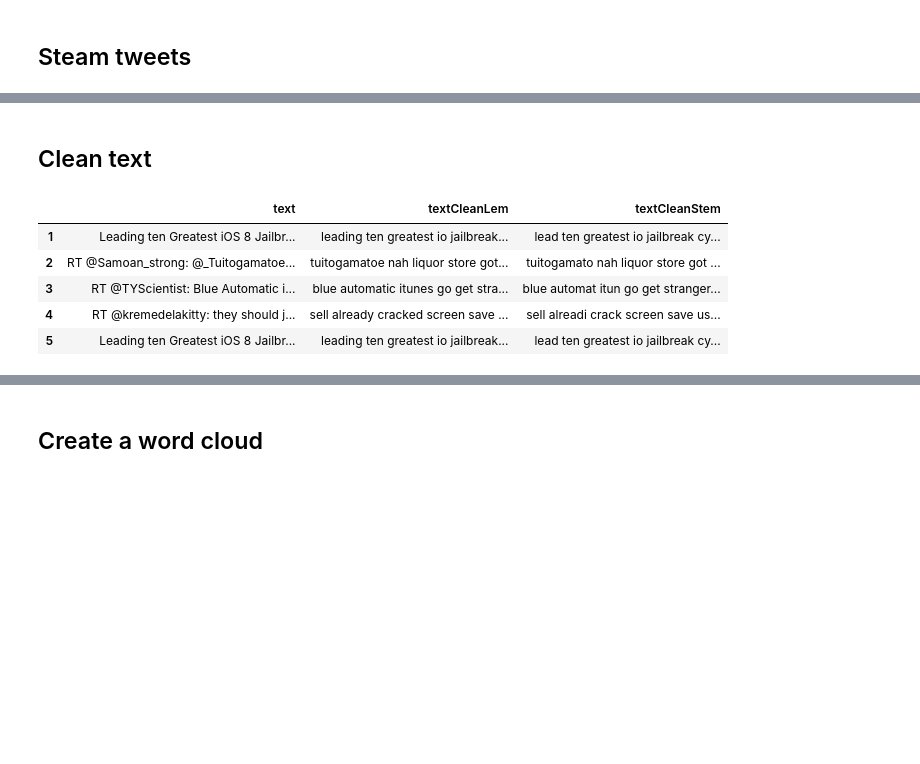
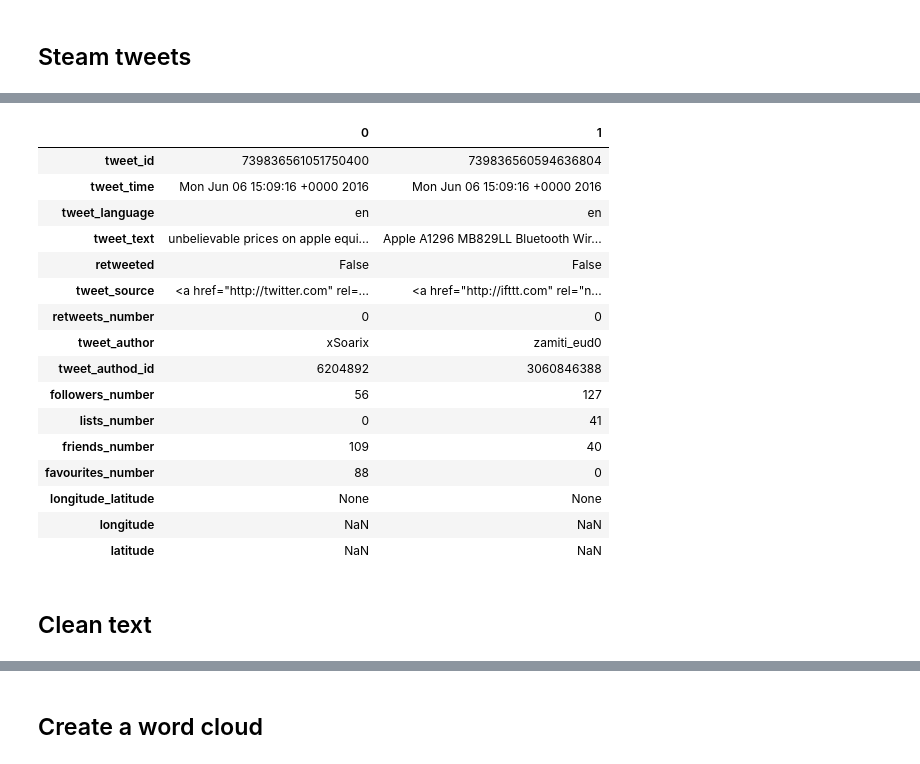
Before and after one commit to AndreyKarasev/Data_Science_Class, a Jupyter notebook: Twitter.ipynb, the cells around one changed output, grey strips where cells are left out. Saved outputs shown, nothing was run; the diff lists cells and outputs as text; code cells hidden in the pictures; blank space fills up the shorter version.

```diff
--- a/Twitter.ipynb
+++ b/Twitter.ipynb
@@ -130,17 +140,53 @@ tweetsDf$text=stri_encode(tweetsDf$text, "", "UTF-8")
+# %%
+tweetList=[]
+with open("tweets.json") as in_file:
+    for line in in_file:
+        tweet = json.loads(line)
+        # Pull out various data from the tweets
+        row = (
+            tweet['id'],                      # tweet_id
+            tweet['created_at'],              # tweet_time
+            tweet['lang'],                    # tweet_language
+            tweet['text'],                    # tweet_text
+            tweet['retweeted'],               # retweeted
+            tweet['source'],                  # tweet_source
+            tweet['retweet_count'],           # retweets_number
+            tweet['user']['screen_name'],     # tweet_author
+            tweet['user']['id_str'],          # tweet_authod_id
+            tweet['user']['followers_count'], # followers_number
+            tweet['user']['listed_count'],    # lists_number
+            tweet['user']['friends_count'],   # friends_number
+            tweet['user']['favourites_count'],# favourites_number
+            tweet['coordinates']              # longitude_latitude
+        )
+        values = [value for value in row]
+        tweetList.append(values)
+colNames='tweet_id,tweet_time,tweet_language,tweet_text,retweeted,tweet_source,\
+retweets_number,tweet_author,tweet_authod_id,followers_number,lists_number,\
+friends_number,favourites_number,longitude_latitude'.split(',')
+
+tweetsDf=pd.DataFrame(tweetList,columns=colNames)
+tweetsDf['longitude']=tweetsDf.longitude_latitude.apply(lambda x: x['coordinates'][0] if x else np.nan)
+tweetsDf['latitude']=tweetsDf.longitude_latitude.apply(lambda x: x['coordinates'][1] if x else np.nan)
+# %%
+tweetsDf.head(2).T
+# %% [output]
+|  | 0 | 1 |
+| tweet_id | 739836561051750400 | 739836560594636804 |
+| tweet_time | Mon Jun 06 15:09:16 +0000 2016 | Mon Jun 06 15:09:16 +0000 2016 |
+| tweet_language | en | en |
+| tweet_text | unbelievable prices on apple equi... | Apple A1296 MB829LL Bluetooth Wir... |
+| retweeted | False | False |
+| tweet_source | <a href="http://twitter.com" rel=... | <a href="http://ifttt.com" rel="n... |
+| retweets_number | 0 | 0 |
+| tweet_author | xSoarix | zamiti_eud0 |
+| tweet_authod_id | 6204892 | 3060846388 |
+| followers_number | 56 | 127 |
+| lists_number | 0 | 41 |
+| friends_number | 109 | 40 |
+| favourites_number | 88 | 0 |
+| longitude_latitude | None | None |
+| longitude | NaN | NaN |
+| latitude | NaN | NaN |
 # %% [markdown]
 ## Clean text
-# %%
-%Rpull tweetsDf
-%Rpull keyWord
-# If python gives Unicode error, you need to encode to UTF-8 other text columns (eg. 'description','screen_name' etc)
-tweetsDfShort=tweetsDf['text,created_at,id_str,source,screen_name,retweet_count,lat,lon,followers_count,retweeted'.split(',')]
-tweetsDfShort['textCleanLem']=tweetsDfShort.text.apply(cleaning)# cleaning fuction is in 'lem' mode by default
-tweetsDfShort['textCleanStem']=tweetsDfShort.text.apply(lambda x: cleaning(x, mode='stem'))
-tweetsDfShort[['text','textCleanLem','textCleanStem']].head()
-# %% [output]
-|  | text | textCleanLem | textCleanStem |
-| 1 | Leading ten Greatest iOS 8 Jailbr... | leading ten greatest io jailbreak... | lead ten greatest io jailbreak cy... |
-| 2 | RT @Samoan_strong: @_Tuitogamatoe... | tuitogamatoe nah liquor store got... | tuitogamato nah liquor store got ... |
-| 3 | RT @TYScientist: Blue Automatic i... | blue automatic itunes go get stra... | blue automat itun go get stranger... |
-| 4 | RT @kremedelakitty: they should j... | sell already cracked screen save ... | sell alreadi crack screen save us... |
-| 5 | Leading ten Greatest iOS 8 Jailbr... | leading ten greatest io jailbreak... | lead ten greatest io jailbreak cy... |
```
Also changed, not shown: parts of 15 cells of this notebook.
